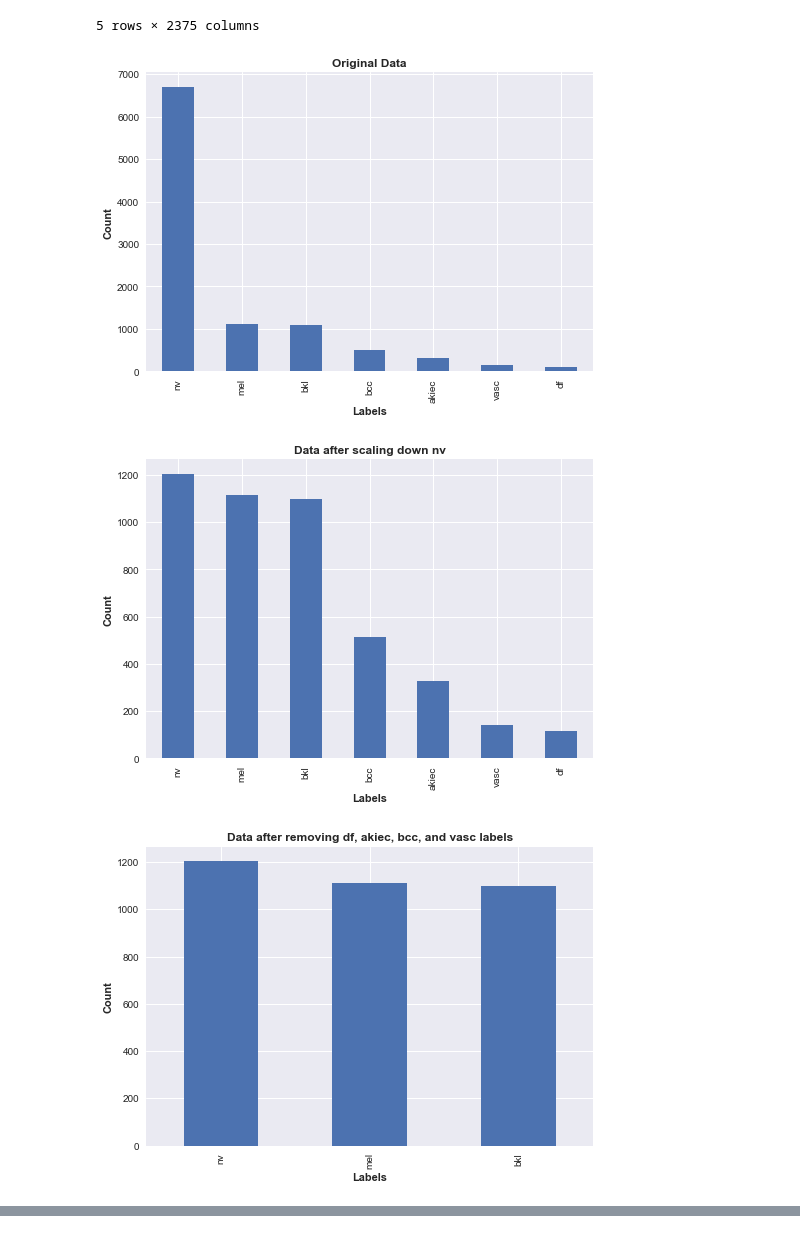
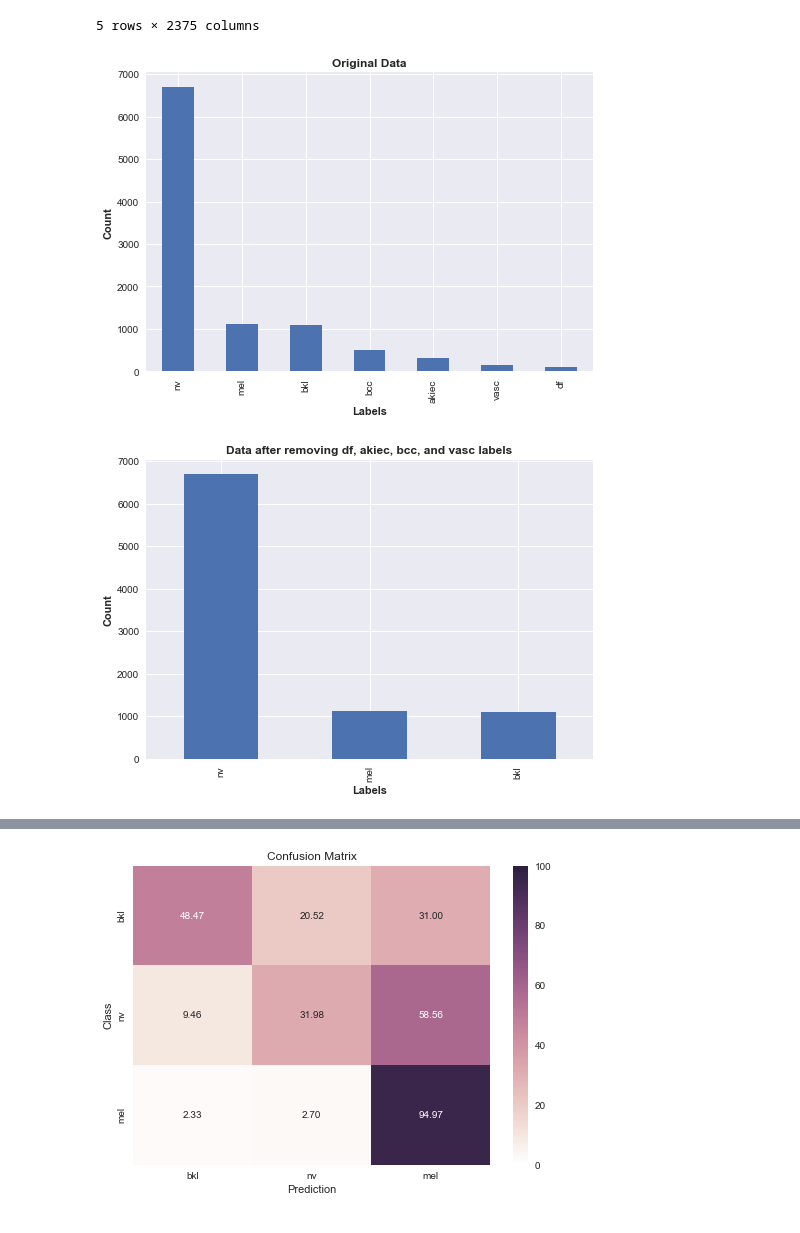
Before and after one commit to SamuelStentz/SkinCancerAnalysis, a Jupyter notebook: Analysis/analysis-prat.ipynb, the cells around one changed output, grey strips where cells are left out. Drawn from its saved outputs; the diff is of its cells as text; code cells hidden in the pictures.

```diff
--- a/Analysis/analysis-prat.ipynb
+++ b/Analysis/analysis-prat.ipynb
@@ -212,27 +210,27 @@ def plot_conf_matrix(conf_matrix, labels, directory):
     plt.title('Confusion Matrix')
     plt.xlabel("Prediction")
     plt.ylabel("Class")
+    plt.axis('tight')
     plt.savefig(directory, dpi=100, bbox_inches='tight' )
     plt.show()
     plt.close()
 # %%
 #################
 # Edit params here for RFC
 
 size_of_test_data = 0.2
 random_seed = 42
 remove_labels = True
-scale_down_NV = True
+scale_down_NV = False
 
 #################
 
 
 labels, conf_matrix = randomforest(metadata, size_of_test_data, random_seed, remove_labels, scale_down_NV)
-plot_conf_matrix(conf_matrix, labels, '../Figures/rfc_TT.png')
+plot_conf_matrix(conf_matrix, labels, '../Figures/rfc_TF.png')
 # %% [output]
 [figure]
-[figure, old version]
+[figure, new version]
-[figure, old version]
 A value is trying to be set on a copy of a slice from a DataFrame
 
 See the caveats in the documentation: http://pandas.pydata.org/pandas-docs/stable/user_guide/indexing.html#returning-a-view-versus-a-copy
@@ -253,3 +250,4 @@ Accuracy 0.7266081871345029
+[figure, new version]
 # %%
 def rfc2(data, labels):
     from sklearn.ensemble import RandomForestClassifier as RFC
```
Also changed, not shown: parts of 3 cells of this notebook, 4 other files.
